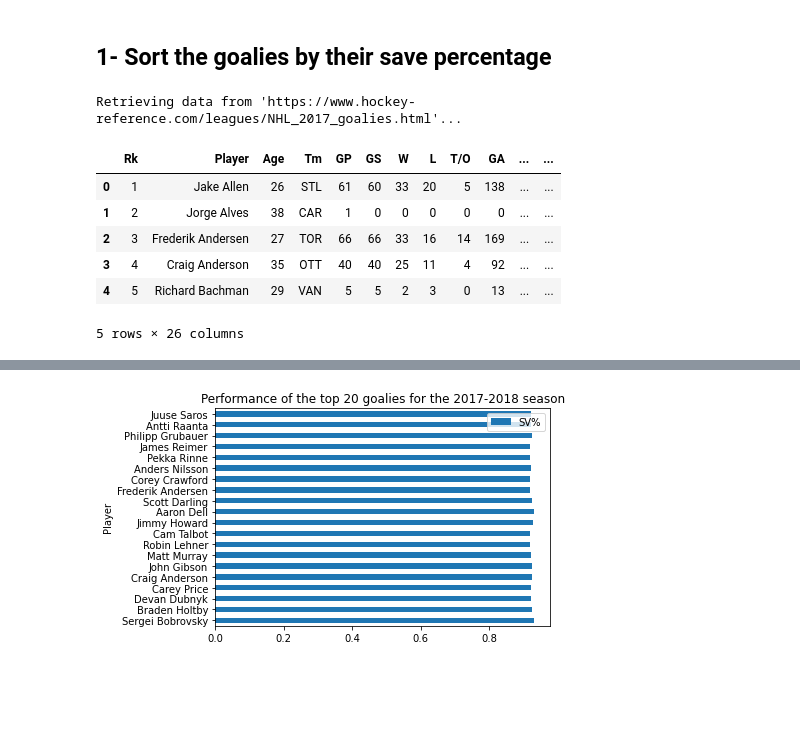
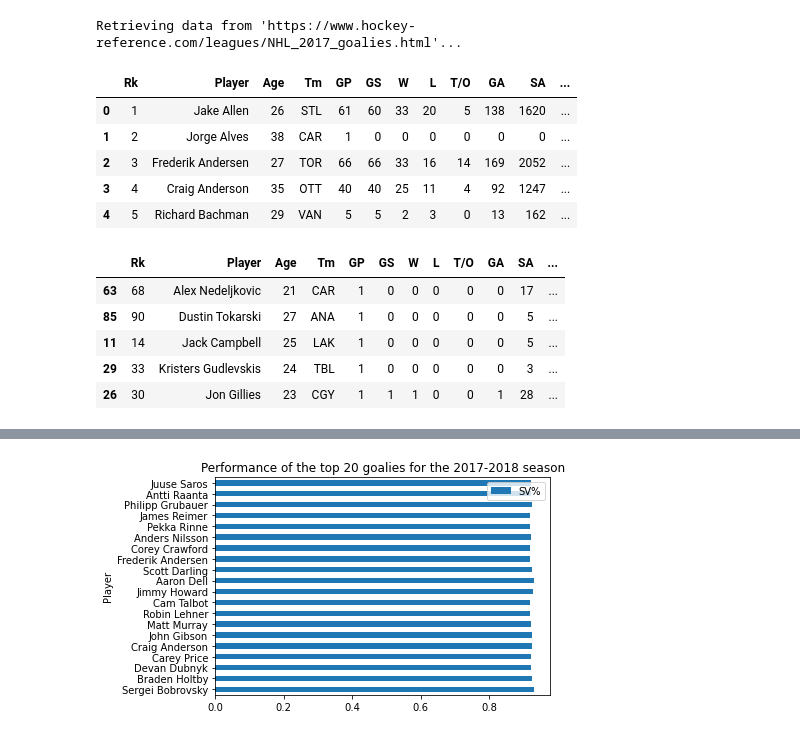
Before and after one commit to sorinmuchi/IFT6758, a Jupyter notebook: notebooks/Question-1.ipynb, the cells around one changed output, grey strips where cells are left out. Cells and saved outputs as stored; diff of their text form; code cells hidden in the pictures; blank space fills up the shorter version.

```diff
--- a/notebooks/Question-1.ipynb
+++ b/notebooks/Question-1.ipynb
@@ -3,5 +3,3 @@
-# %% [markdown]
-## 1- Sort the goalies by their save percentage
 # %%
 from ift6758.data import get_player_stats
 import pandas as pd
@@ -9,17 +10,24 @@ import matplotlib.pyplot as plot
 # %%
+# Retrieve players stats
 df = get_player_stats(2017, 'goalies')
+df.head()
 # %% [output]
 Retrieving data from 'https://www.hockey-reference.com/leagues/NHL_2017_goalies.html'...
+|  | Rk | Player | Age | Tm | GP | GS | W | L | T/O | GA | SA | ... |
+| 0 | 1 | Jake Allen | 26 | STL | 61 | 60 | 33 | 20 | 5 | 138 | 1620 | ... |
+| 1 | 2 | Jorge Alves | 38 | CAR | 1 | 0 | 0 | 0 | 0 | 0 | 0 | ... |
+| 2 | 3 | Frederik Andersen | 27 | TOR | 66 | 66 | 33 | 16 | 14 | 169 | 2052 | ... |
+| 3 | 4 | Craig Anderson | 35 | OTT | 40 | 40 | 25 | 11 | 4 | 92 | 1247 | ... |
+| 4 | 5 | Richard Bachman | 29 | VAN | 5 | 5 | 2 | 3 | 0 | 13 | 162 | ... |
-# %%
-df.head()
-# %% [output]
-|  | Rk | Player | Age | Tm | GP | GS | W | L | T/O | GA | ... | ... |
-| 0 | 1 | Jake Allen | 26 | STL | 61 | 60 | 33 | 20 | 5 | 138 | ... | ... |
-| 1 | 2 | Jorge Alves | 38 | CAR | 1 | 0 | 0 | 0 | 0 | 0 | ... | ... |
-| 2 | 3 | Frederik Andersen | 27 | TOR | 66 | 66 | 33 | 16 | 14 | 169 | ... | ... |
-| 3 | 4 | Craig Anderson | 35 | OTT | 40 | 40 | 25 | 11 | 4 | 92 | ... | ... |
-| 4 | 5 | Richard Bachman | 29 | VAN | 5 | 5 | 2 | 3 | 0 | 13 | ... | ... |
-5 rows × 26 columns
 # %%
+# Sort goalies by their save percentage SV%
 df['SV%'] = df['SV%'].apply(pd.to_numeric)
 df_sorted = df.sort_values('SV%', ascending=False)
+df_sorted.head()
+# %% [output]
+|  | Rk | Player | Age | Tm | GP | GS | W | L | T/O | GA | SA | ... |
+| 63 | 68 | Alex Nedeljkovic | 21 | CAR | 1 | 0 | 0 | 0 | 0 | 0 | 17 | ... |
+| 85 | 90 | Dustin Tokarski | 27 | ANA | 1 | 0 | 0 | 0 | 0 | 0 | 5 | ... |
+| 11 | 14 | Jack Campbell | 25 | LAK | 1 | 0 | 0 | 0 | 0 | 0 | 5 | ... |
+| 29 | 33 | Kristers Gudlevskis | 24 | TBL | 1 | 0 | 0 | 0 | 0 | 0 | 3 | ... |
+| 26 | 30 | Jon Gillies | 23 | CGY | 1 | 1 | 1 | 0 | 0 | 1 | 28 | ... |
```
Also changed, not shown: parts of 8 cells of this notebook, 2 other files.
